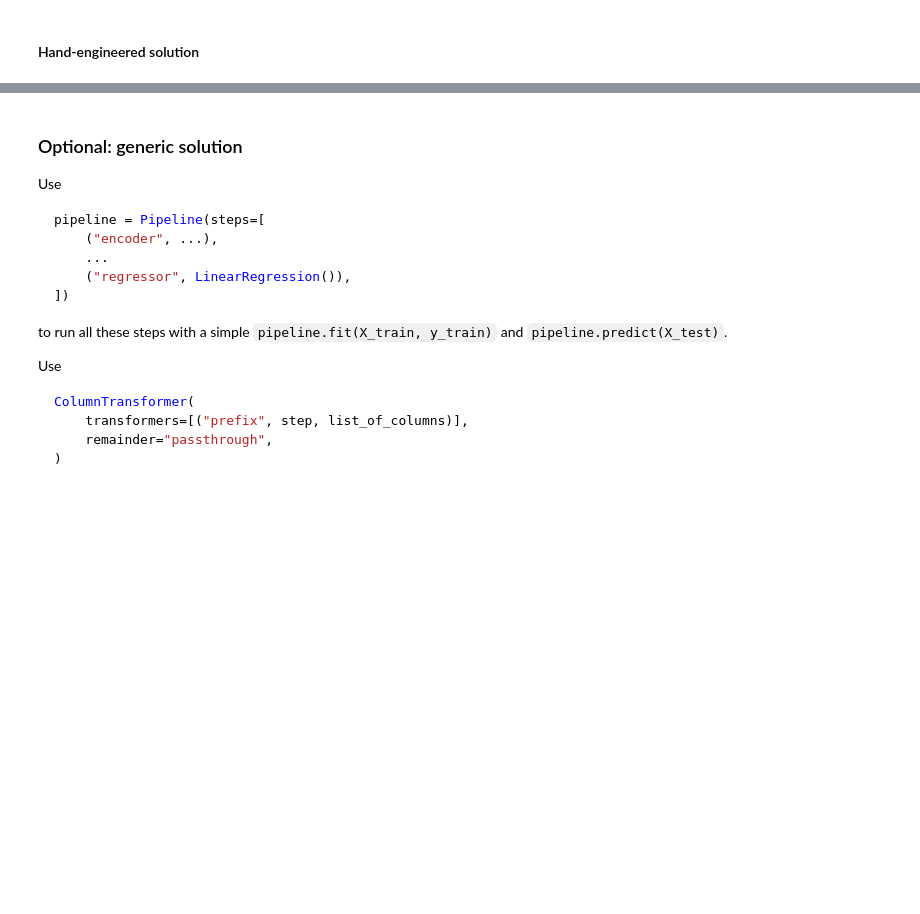
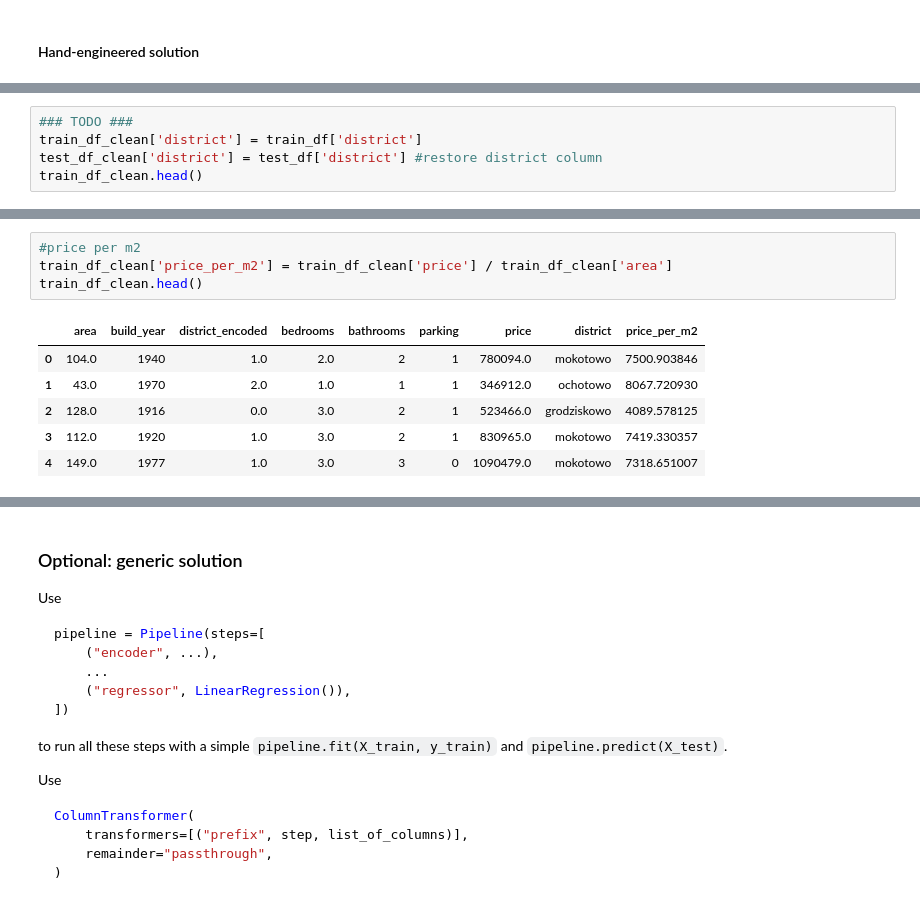
Before and after one commit to mateoseasc/University-of-Warsaw-Semester, a Jupyter notebook: Linear_Regression_Lab.ipynb, the cells around one changed output, grey strips where cells are left out. Saved outputs shown, nothing was run; the diff lists cells and outputs as text; blank space fills up the shorter version.

```diff
--- a/Linear_Regression_Lab.ipynb
+++ b/Linear_Regression_Lab.ipynb
@@ -359,0 +409,5 @@ $$
+# %%
+### TODO ###
+train_df_clean['district'] = train_df['district']
+test_df_clean['district'] = test_df['district'] #restore district column
+train_df_clean.head()
@@ -359,0 +421,11 @@ $$
+# %%
+#price per m2
+train_df_clean['price_per_m2'] = train_df_clean['price'] / train_df_clean['area']
+train_df_clean.head()
+# %% [output]
+|  | area | build_year | district_encoded | bedrooms | bathrooms | parking | price | district | price_per_m2 |
+| 0 | 104.0 | 1940 | 1.0 | 2.0 | 2 | 1 | 780094.0 | mokotowo | 7500.903846 |
+| 1 | 43.0 | 1970 | 2.0 | 1.0 | 1 | 1 | 346912.0 | ochotowo | 8067.720930 |
+| 2 | 128.0 | 1916 | 0.0 | 3.0 | 2 | 1 | 523466.0 | grodziskowo | 4089.578125 |
+| 3 | 112.0 | 1920 | 1.0 | 3.0 | 2 | 1 | 830965.0 | mokotowo | 7419.330357 |
+| 4 | 149.0 | 1977 | 1.0 | 3.0 | 3 | 0 | 1090479.0 | mokotowo | 7318.651007 |
```
Also changed, not shown: parts of 28 cells of this notebook.
